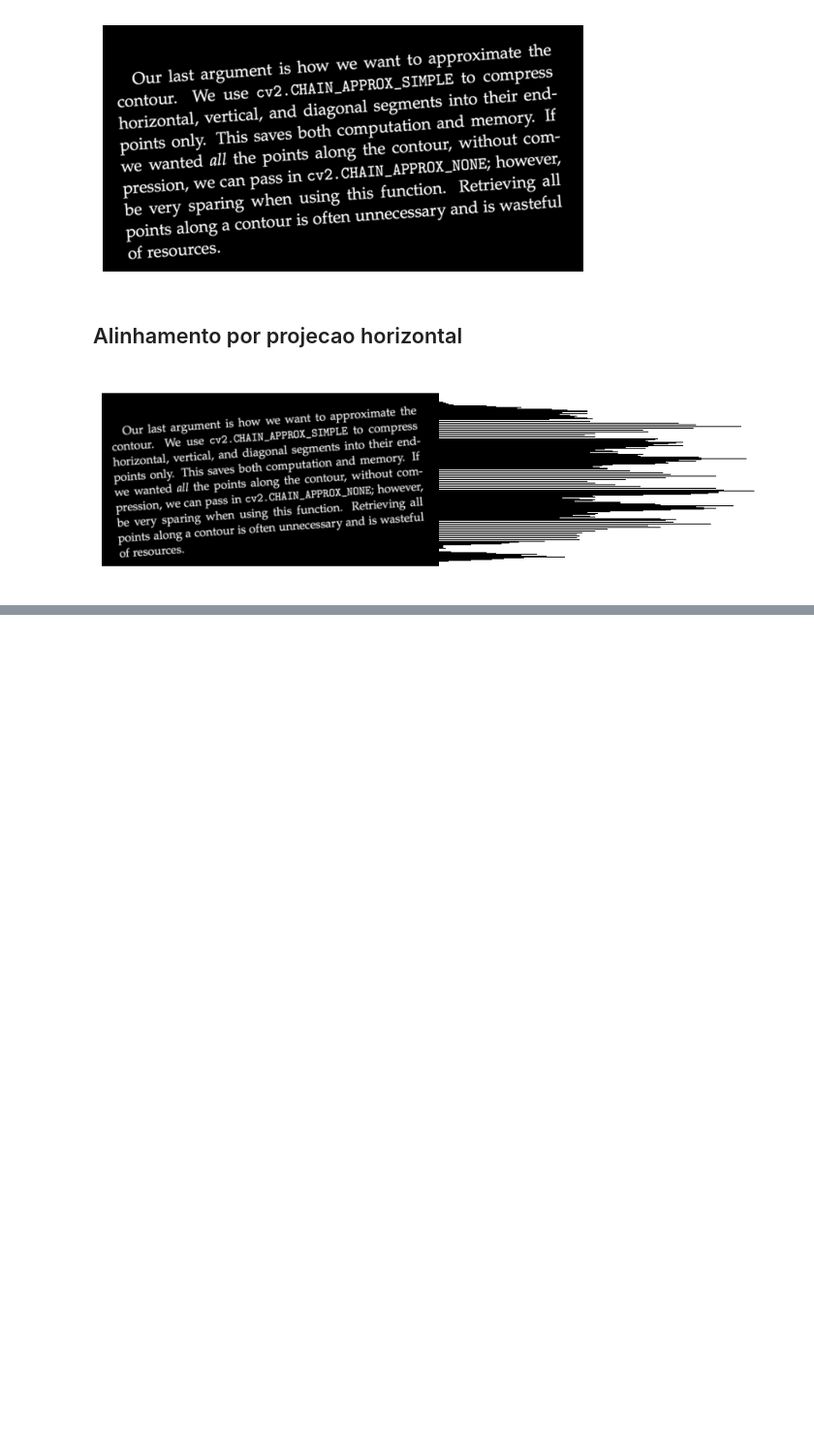
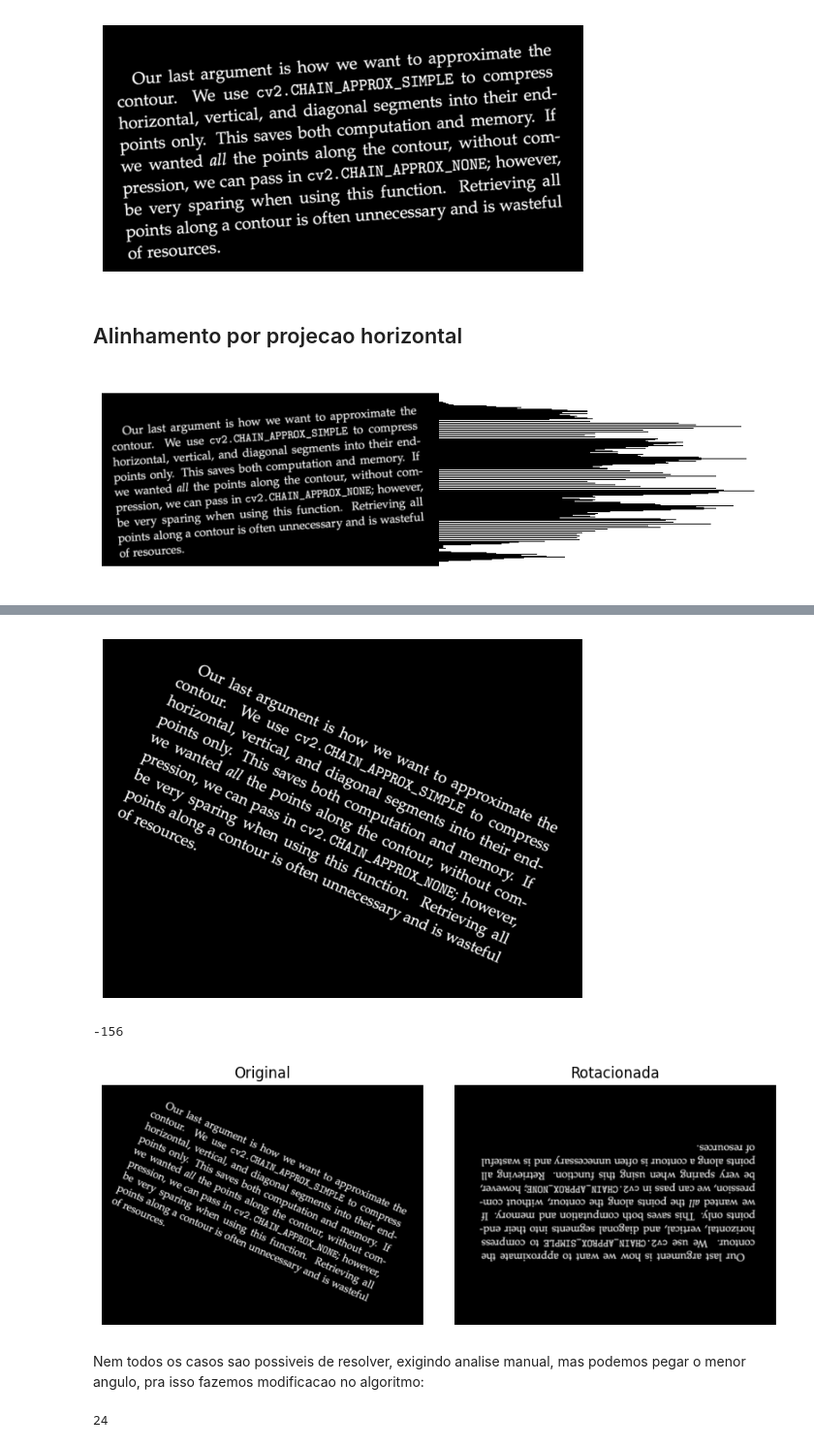
Before and after one commit to salocinrevenge/Grafica, a Jupyter notebook: mc920/trabalho3/notebook.ipynb, the cells around one changed output, grey strips where cells are left out. Shown at 97% size. Cells and saved outputs as stored; diff of their text form; code cells hidden in the pictures; blank space fills up the shorter version.

```diff
--- a/mc920/trabalho3/notebook.ipynb
+++ b/mc920/trabalho3/notebook.ipynb
@@ -129,0 +160,39 @@ encontrar_angulo_projecao_horizontal(imagem_neg)
+# %%
+imagem_24 = cv2.bitwise_not(cv2.imread('pos_24.png', cv2.CHAIN_APPROX_SIMPLE))
+mostrar(imagem_24, cmaps='gray')
+
+angulo = encontrar_angulo_projecao_horizontal(imagem_24)
+print(angulo)
+imagem_rotacionada = rotaciona(imagem_24, angulo)
+mostrar([imagem_24, imagem_rotacionada], ['Original', 'Rotacionada'], ['gray', 'gray'])
+# %% [output]
+[figure, added]
+-156
+[figure, added]
+# %% [markdown]
+Nem todos os casos sao possiveis de resolver, exigindo analise manual, mas podemos pegar o menor angulo, pra isso fazemos modificacao no algoritmo:
+# %%
+def rotaciona(imagem, angulo):
+    centro = (imagem.shape[1]//2, imagem.shape[0]//2)
+    matriz_rotacao = cv2.getRotationMatrix2D(centro, angulo, 1.0)
+    imagem_rotacionada = cv2.warpAffine(imagem, matriz_rotacao, (imagem.shape[1], imagem.shape[0]))
+    return imagem_rotacionada
+
+def encontrar_angulo_projecao_horizontal(imagem):
+    angulo = (None, np.Inf)
+    for angulo_teste in range(0, 180):
+        for i in range(-1, 2, 2):
+            imagem_rotacionada = rotaciona(imagem, angulo_teste*i)
+            linhas = []
+            for linha in range(imagem_rotacionada.shape[0]):
+                linhas.append(np.sum(imagem_rotacionada[linha] > 128))
+            # conta a quantidade de linhas com pelo menos um pixel branco
+            qtd_linhas_brancas = np.sum(np.array(linhas) > 0)
+            if qtd_linhas_brancas < angulo[1]:
+                angulo = (angulo_teste*i, qtd_linhas_brancas)
+    return angulo[0]
+
+
+print(encontrar_angulo_projecao_horizontal(imagem_24))
+# %% [output]
+24
```
Also changed, not shown: parts of 6 cells of this notebook.
